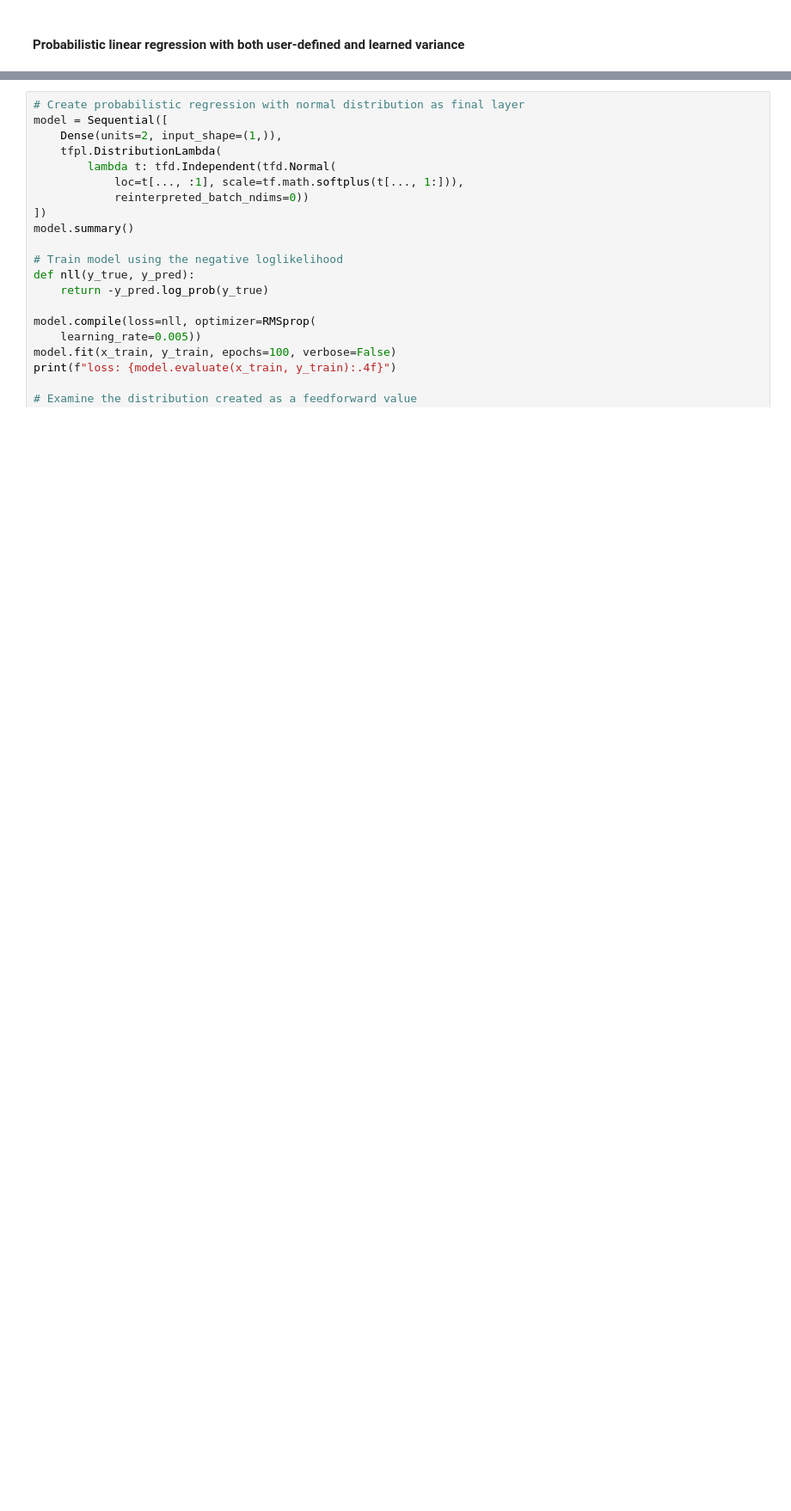
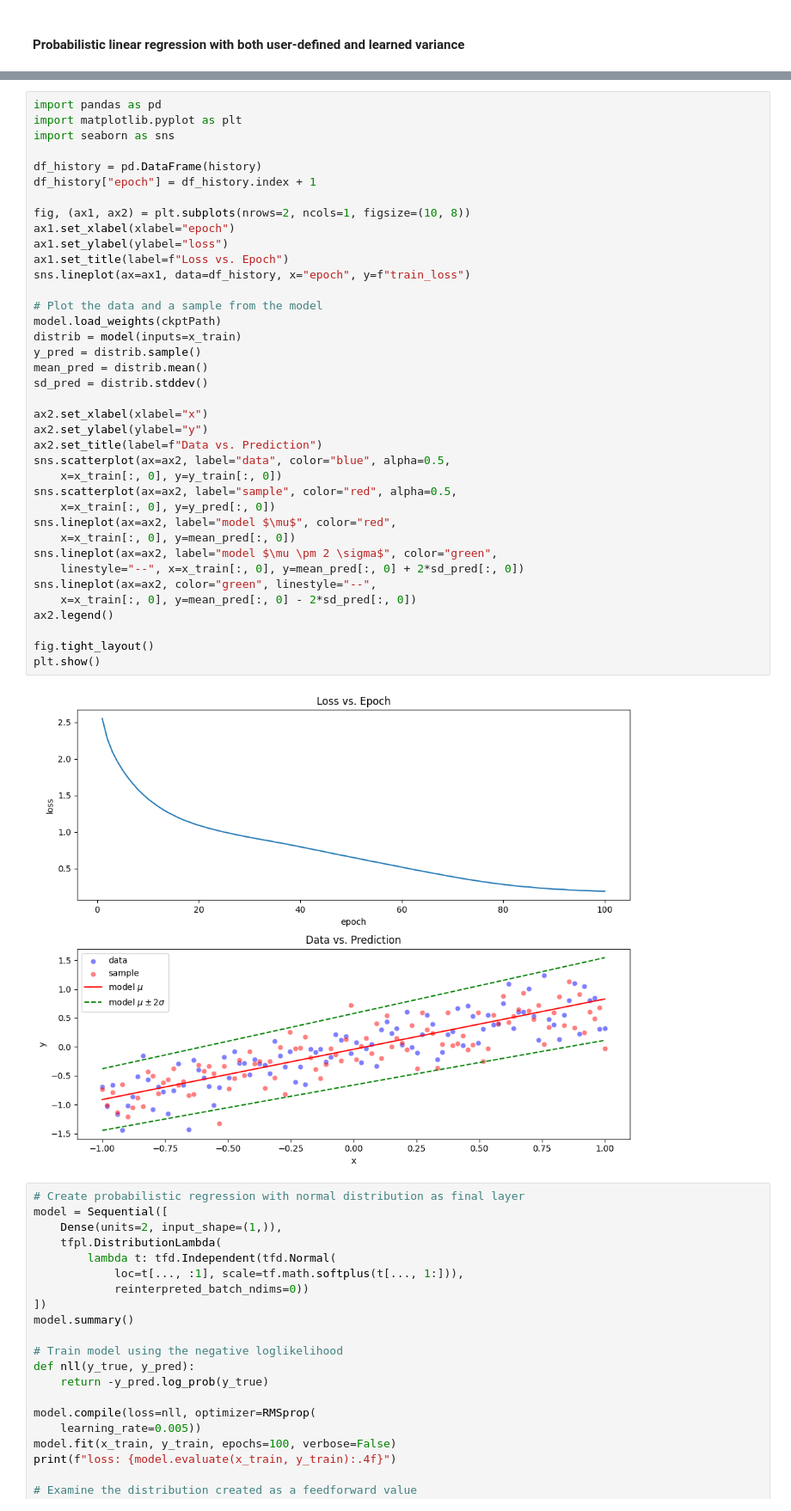
Before and after one commit to MengOonLee/Deep_learning, a Jupyter notebook: TensorFlow/Probabilistic/Bayesian/Bayesian.ipynb, the cells around one changed output, grey strips where cells are left out. Shown at 86% size. Cells and saved outputs as stored; diff of their text form; blank space fills up the shorter version.

```diff
--- a/TensorFlow/Probabilistic/Bayesian/Bayesian.ipynb
+++ b/TensorFlow/Probabilistic/Bayesian/Bayesian.ipynb
@@ -625,3 +551,43 @@ NameError: ignored
+# %%
+import pandas as pd
+import matplotlib.pyplot as plt
+import seaborn as sns
+
+df_history = pd.DataFrame(history)
+df_history["epoch"] = df_history.index + 1
+
+fig, (ax1, ax2) = plt.subplots(nrows=2, ncols=1, figsize=(10, 8))
+ax1.set_xlabel(xlabel="epoch")
+ax1.set_ylabel(ylabel="loss")
+ax1.set_title(label=f"Loss vs. Epoch")
+sns.lineplot(ax=ax1, data=df_history, x="epoch", y=f"train_loss")
+
+# Plot the data and a sample from the model
+model.load_weights(ckptPath)
+distrib = model(inputs=x_train)
+y_pred = distrib.sample()
+mean_pred = distrib.mean()
+sd_pred = distrib.stddev()
+
+ax2.set_xlabel(xlabel="x")
+ax2.set_ylabel(ylabel="y")
+ax2.set_title(label=f"Data vs. Prediction")
+sns.scatterplot(ax=ax2, label="data", color="blue", alpha=0.5,
+    x=x_train[:, 0], y=y_train[:, 0])
+sns.scatterplot(ax=ax2, label="sample", color="red", alpha=0.5,
+    x=x_train[:, 0], y=y_pred[:, 0])
+sns.lineplot(ax=ax2, label="model $\mu$", color="red",
+    x=x_train[:, 0], y=mean_pred[:, 0])
+sns.lineplot(ax=ax2, label="model $\mu \pm 2 \sigma$", color="green",
+    linestyle="--", x=x_train[:, 0], y=mean_pred[:, 0] + 2*sd_pred[:, 0])
+sns.lineplot(ax=ax2, color="green", linestyle="--",
+    x=x_train[:, 0], y=mean_pred[:, 0] - 2*sd_pred[:, 0])
+ax2.legend()
+
+fig.tight_layout()
+plt.show()
+# %% [output]
+[figure, added]
 # %%
 # Create probabilistic regression with normal distribution as final layer
 model = Sequential([
```
Also changed, not shown: parts of 6 cells of this notebook.
